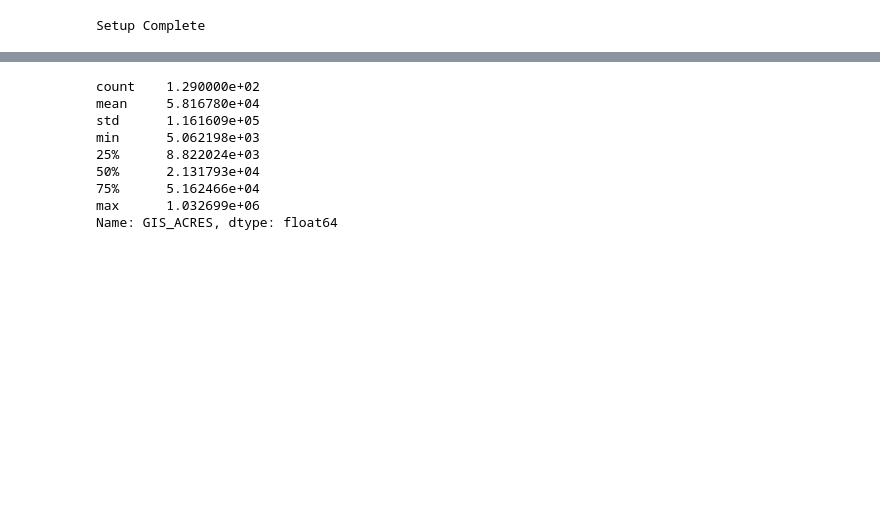
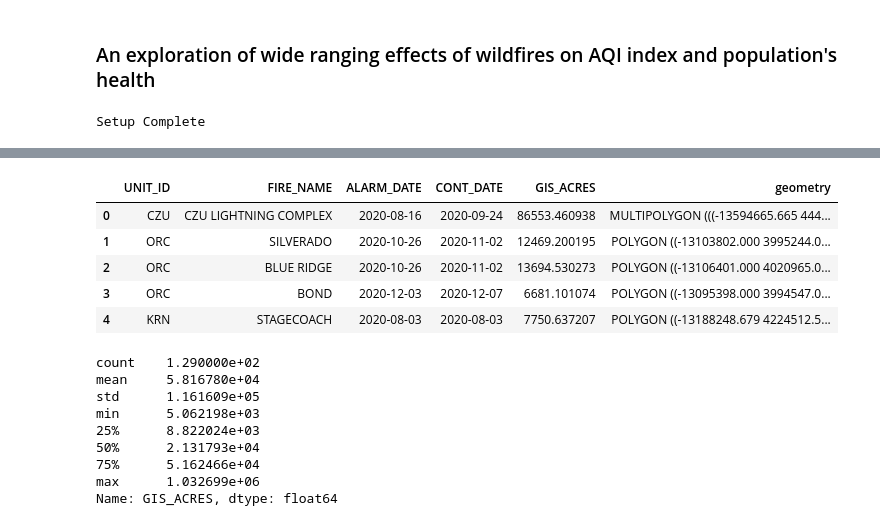
Before and after one commit to shivavsrivastava/AQIIndexDuringAndAfterFire, a Jupyter notebook: AQIIndex.ipynb, the cells around one changed output, grey strips where cells are left out. Cells and saved outputs as stored; diff of their text form; code cells hidden in the pictures; blank space fills up the shorter version.

```diff
--- a/AQIIndex.ipynb
+++ b/AQIIndex.ipynb
@@ -1,3 +1,5 @@
+# %% [markdown]
+### An exploration of wide ranging effects of wildfires on AQI index and population's health
 # %%
 import math
 import geopandas as gpd
@@ -23,6 +25,17 @@ cal_fire_data.head()
 | 2 | 21481 | 2020 | CA | CDF | ORC | BLUE RIDGE | 20121612 | 2020-10-26 | 2020-11-02 | 14 | ... |
 | 3 | 21482 | 2020 | CA | CDF | ORC | BOND | 20136890 | 2020-12-03 | 2020-12-07 | 14 | ... |
 | 4 | 21515 | 2020 | CA | CCO | KRN | STAGECOACH | 02033315 | 2020-08-03 | 2020-08-03 | 14 | ... |
+# %%
+use_cols = ['UNIT_ID', 'FIRE_NAME', 'ALARM_DATE', 'CONT_DATE', 'GIS_ACRES', 'geometry']
+cal_fire_data = cal_fire_data[use_cols]
+cal_fire_data.head()
+# %% [output]
+|  | UNIT_ID | FIRE_NAME | ALARM_DATE | CONT_DATE | GIS_ACRES | geometry |
+| 0 | CZU | CZU LIGHTNING COMPLEX | 2020-08-16 | 2020-09-24 | 86553.460938 | MULTIPOLYGON (((-13594665.665 444... |
+| 1 | ORC | SILVERADO | 2020-10-26 | 2020-11-02 | 12469.200195 | POLYGON ((-13103802.000 3995244.0... |
+| 2 | ORC | BLUE RIDGE | 2020-10-26 | 2020-11-02 | 13694.530273 | POLYGON ((-13106401.000 4020965.0... |
+| 3 | ORC | BOND | 2020-12-03 | 2020-12-07 | 6681.101074 | POLYGON ((-13095398.000 3994547.0... |
+| 4 | KRN | STAGECOACH | 2020-08-03 | 2020-08-03 | 7750.637207 | POLYGON ((-13188248.679 4224512.5... |
 # %%
 cal_fire_data.GIS_ACRES.describe()
 # %% [output]
```
Also changed, not shown: parts of 6 cells of this notebook.
